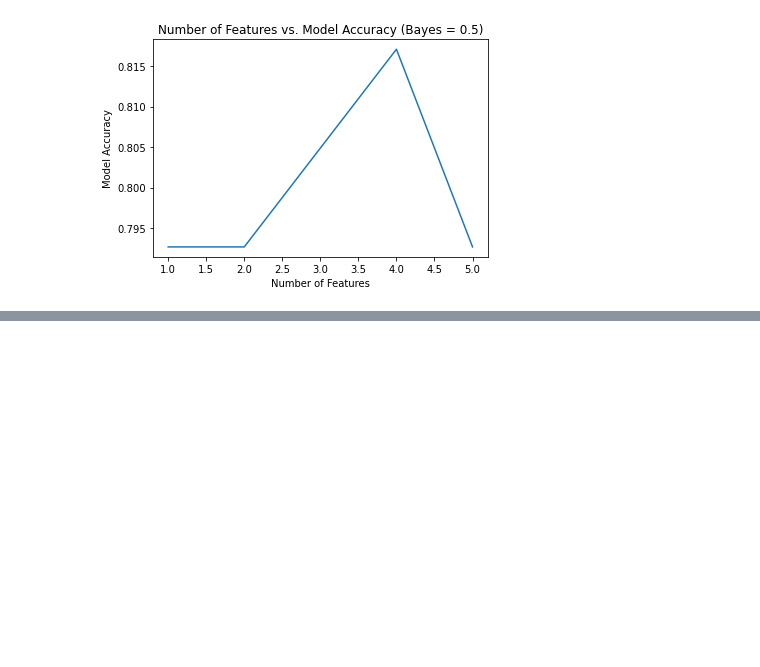
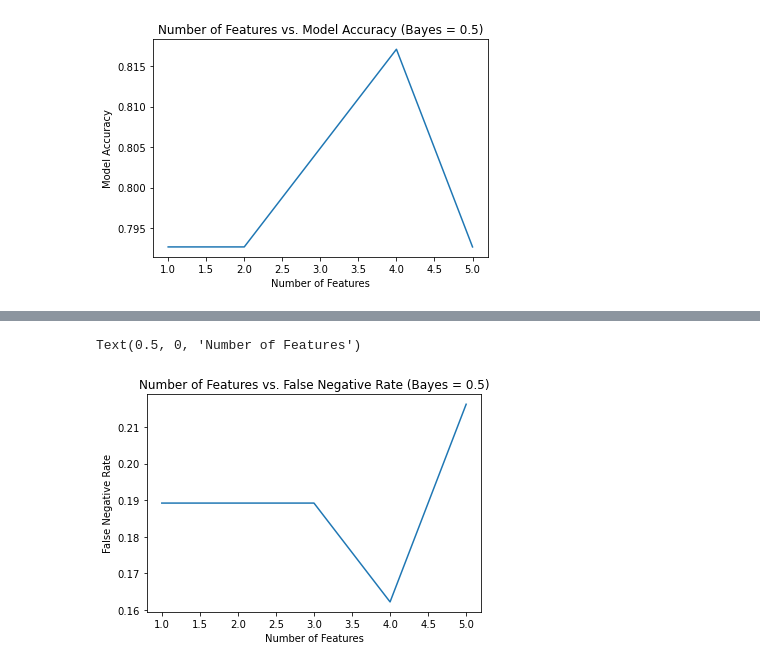
Before and after one commit to ljtaylor-99/COGS-109-Final-Project, a Jupyter notebook: COGS 109 Final Project Result.ipynb, the cells around one changed output, grey strips where cells are left out. Saved outputs shown, nothing was run; the diff lists cells and outputs as text; code cells hidden in the pictures; blank space fills up the shorter version.

```diff
--- a/COGS 109 Final Project Result.ipynb
+++ b/COGS 109 Final Project Result.ipynb
@@ -210,3 +246,11 @@ Text(0.5, 0, 'Number of Features')
+# %%
+plt.plot(range(1,6),all_fn)
+plt.title('Number of Features vs. False Negative Rate (Bayes = 0.5)')
+plt.ylabel('False Negative Rate')
+plt.xlabel('Number of Features')
+# %% [output]
+Text(0.5, 0, 'Number of Features')
+[figure, added]
 # %%
 final_formula = 'stroke~age + hypertension + HeartDisease + AvgGlucoseLevel'
 model_final = stats.logit(formula = final_formula,data = train).fit()
```
Also changed, not shown: parts of 13 cells of this notebook.
